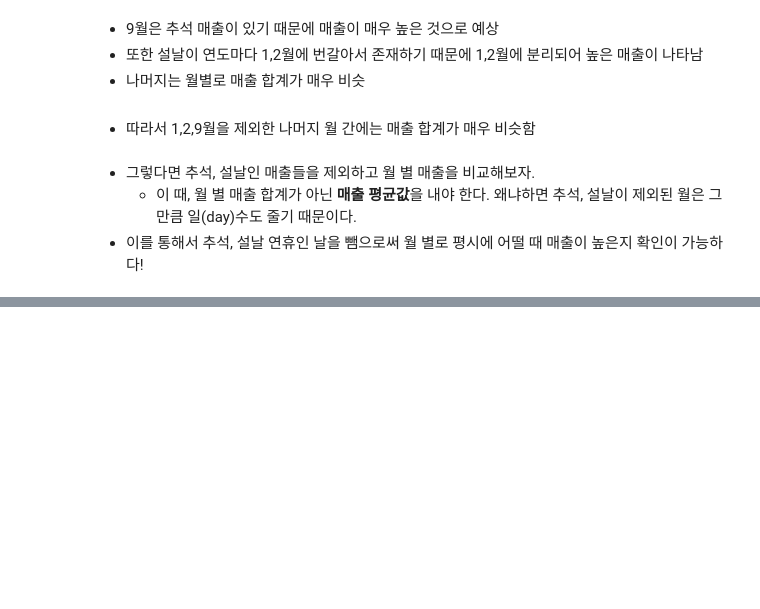
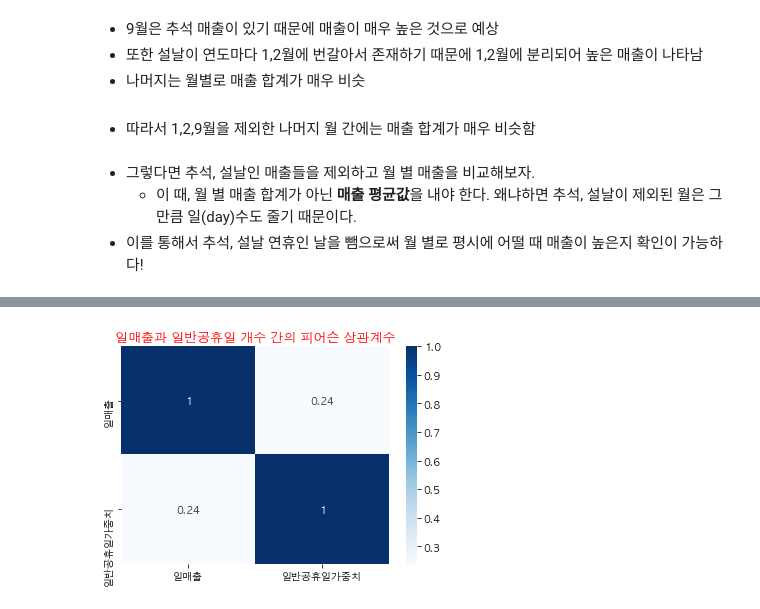
Before and after one commit to young-hun-jo/DataAnalysis, a Jupyter notebook: woochuri/analysis.ipynb, the cells around one changed output, grey strips where cells are left out. Saved outputs shown, nothing was run; the diff lists cells and outputs as text; code cells hidden in the pictures; blank space fills up the shorter version.

```diff
--- a/woochuri/analysis.ipynb
+++ b/woochuri/analysis.ipynb
@@ -673,0 +685,4 @@ plt.show()
+# %%
+# 일반공휴일이라면 일반공휴일 가중치 값에 1을 부여했으므로 월별로 일반공휴일 가중치값의 sum을 구해보자
+group_df = monthly_df.groupby('월').agg({'일매출': 'mean', '일반공휴일가중치': 'sum'})
+group_df
@@ -673,0 +704,7 @@ plt.show()
+# %%
+# 위 데이터프레임을 가지고 피어슨 상관계수 구하기
+sns.heatmap(data=group_df.corr(), cmap='Blues', annot=True)
+plt.title("일매출과 일반공휴일 개수 간의 피어슨 상관계수", fontsize=13, color='red')
+plt.show()
+# %% [output]
+[figure, added]
```
Also changed, not shown: parts of 42 cells of this notebook.
